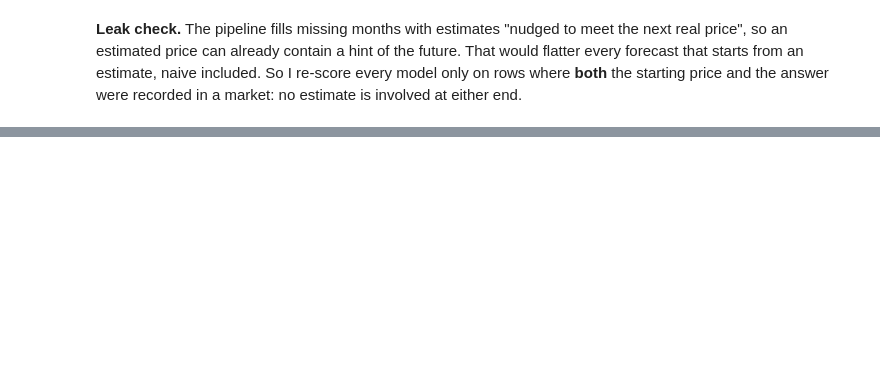
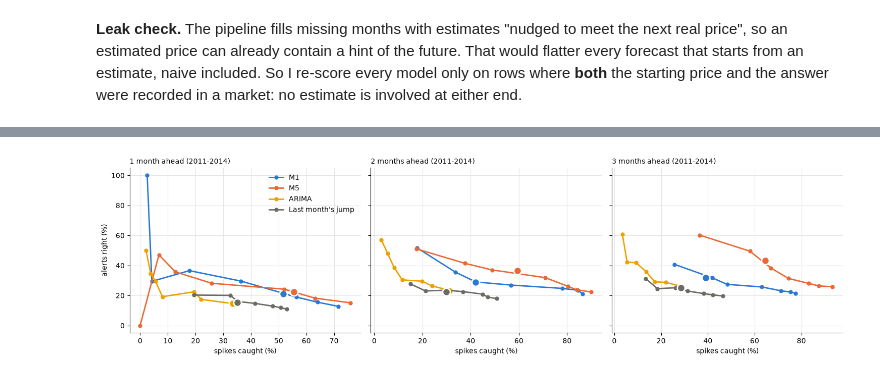
Before and after one commit to samerickwaks/sokoradar, a Jupyter notebook: notebooks/modelling/02_model_build.ipynb, the cells around one changed output, grey strips where cells are left out. Cells and saved outputs as stored; diff of their text form; code cells hidden in the pictures; blank space fills up the shorter version.

```diff
--- a/notebooks/modelling/02_model_build.ipynb
+++ b/notebooks/modelling/02_model_build.ipynb
@@ -2329,0 +2867,20 @@ log_decision(
+# %%
+# M7 step 2d: "decide it ourselves": the highest threshold that catches at least a target share of spikes on 2011-2014, scored on 2015-2024 (display only)
+FINE = np.round(np.arange(0, 0.1501, 0.005), 3)                # thresholds 0% to 15% in 0.5% steps
+rows = []
+for target in [0.60, 0.67, 0.75, 0.80]:
+    for h in HORIZONS:
+        t_rows, b_rows = m1_tune[m1_tune["horizon"] == h], m1_back[m1_back["horizon"] == h]
+        reach = [t for t in FINE if alert_scores(t_rows, t)["spikes caught %"] >= target * 100]
+        if not reach:
+            continue
+        t = max(reach)                                         # the highest threshold that still reaches the target: fewest false alarms
+        c = confusion(b_rows, t)
+        right = c["caught"] / (c["caught"] + c["false alarm"])
+        rows.append({"target": f"{target:.0%}", "horizon": h, "threshold": f"{t:.1%}",
+                     "caught 2011-14 %": round(alert_scores(t_rows, t)["spikes caught %"]),
+                     "caught 2015-24 %": round(c["caught"] / (c["caught"] + c["missed"]) * 100),
+                     "alerts right %": round(right * 100, 1), "times better than random": round(right / b_rows["spike"].mean(), 1),
+                     "calm months with an alert %": round(c["false alarm"] / (c["false alarm"] + c["correctly quiet"]) * 100),
+                     "false alarms per catch": round(c["false alarm"] / c["caught"], 1)})
+pd.DataFrame(rows).set_index(["target", "horizon"])
@@ -2329,0 +2910,22 @@ log_decision(
+# %%
+# M7 step 3: the trade-off on 2011-2014: each line is one source, each dot one threshold (big dot = the 20% budget threshold)
+SRC_COLOURS = {"M1": BLUE, "M5": ORANGE, "ARIMA": YELLOW, JUMP: MUTED}
+fig, axes = plt.subplots(1, 3, figsize=(15, 4.2), sharey=True)
+for ax, h in zip(axes, HORIZONS):
+    for s, colour in SRC_COLOURS.items():
+        part = tuning[(tuning["source"] == s) & (tuning["horizon"] == h)]
+        ax.plot(part["spikes caught %"], part["alerts right %"], "-o", color=colour, lw=2, ms=5, label=s)
+        pick = alert_scores(tune_rows[(tune_rows["source"] == s) & (tune_rows["horizon"] == h)], CHOSEN[(s, h)])
+        ax.plot(pick["spikes caught %"], pick["alerts right %"], "o", color=colour, ms=11, mec="white", mew=2)
+    ax.set_title(f"{h} month{'s' if h > 1 else ''} ahead (2011-2014)", loc="left", fontsize=10)
+    ax.set_xlabel("spikes caught (%)")
+    ax.grid(color="#e6e5e1", lw=0.8)
+    ax.set_axisbelow(True)
+    for side in ("top", "right"):
+        ax.spines[side].set_visible(False)
+axes[0].set_ylabel("alerts right (%)")
+axes[0].legend(frameon=False)
+plt.tight_layout()
+plt.show()
+# %% [output]
+[figure, added]
```
Also changed, not shown: parts of 55 cells of this notebook.
